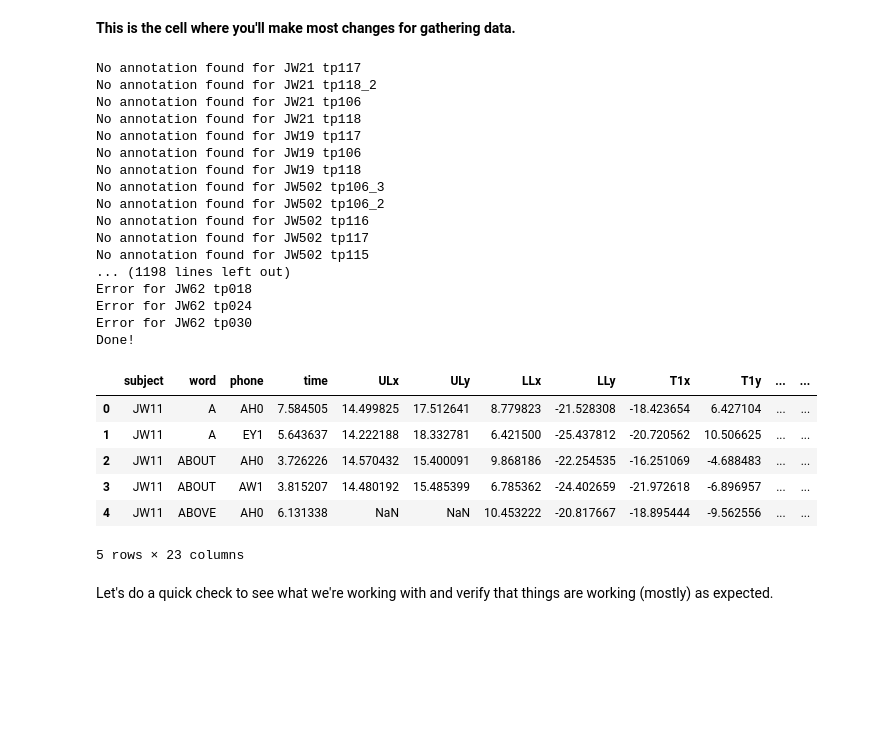
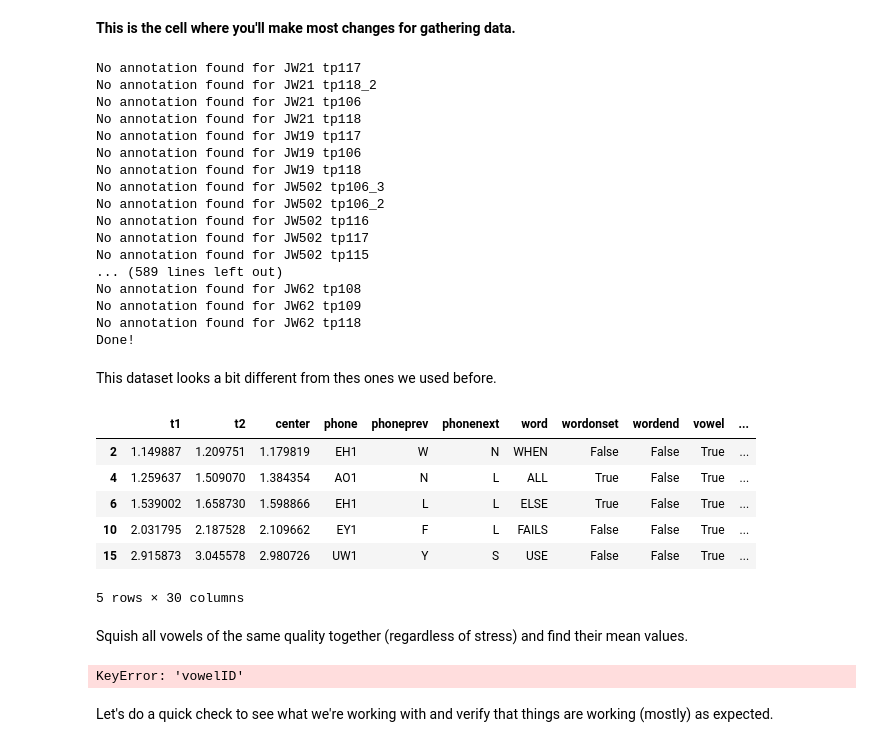
Before and after one commit to susanlinucb/Ling113S22_Unit3xrmb, a Jupyter notebook: Unit3_vowelspace.ipynb, the cells around one changed output. Cells and saved outputs as stored; diff of their text form; code cells hidden in the pictures; blank space fills up the shorter version.

Commit message:
updated vowel notebook

```diff
--- a/Unit3_vowelspace.ipynb
+++ b/Unit3_vowelspace.ipynb
@@ -105,15 +105,16 @@ for sub in subjects:
             worddf=worddf.rename(columns={"text":"word"})
             timesdf = pd.merge_asof(phonedf, worddf, on='t1')
             timesdf=timesdf.rename(columns={"t2_x":"t2"})
-            timesdf=timesdf[['t1','t2','phone','phoneprev','phonenext','word']]
+            timesdf=timesdf.rename(columns={"center_x":"center"})
+            timesdf=timesdf[['t1','t2','center','phone','phoneprev','phonenext','word']]
             timesdf['wordonset'] = ~(timesdf.word==timesdf.word.shift())
             timesdf['wordend'] = ~(timesdf.word==timesdf.word.shift(-1))
             timesdf['vowel'] = timesdf.phone.apply(lambda x: len(x)==3)
-            timesdf['stress'] = timesdf.phone.apply(lambda x: x[-1])
+            timesdf['stress'] = timesdf.phone.apply(lambda x: x[-1] if len(x)>0 else '')
             timesdf = timesdf.replace(np.nan,'')
 
-            xdata = pd.merge_asof(xdata, timesdf, left_on='time', right_on='t1')
-            # xdata = xdata.replace(np.nan,'')
+            # xdata = pd.merge_asof(xdata, timesdf, left_on='time', right_on='t1')
+            xdata = pd.merge_asof(timesdf, xdata, left_on='center', right_on='time')  ## this will get just the xrmb data at the midpoint of each phone
 
             # edit the next line for the segment(s) you're interested in
             segdf = xdata[xdata.vowel==True]
@@ -139,8 +140,8 @@ No annotation found for JW502 tp106_2
 No annotation found for JW502 tp116
 No annotation found for JW502 tp117
 No annotation found for JW502 tp115
-... (1198 lines left out)
-Error for JW62 tp018
-Error for JW62 tp024
-Error for JW62 tp030
+... (589 lines left out)
+No annotation found for JW62 tp108
+No annotation found for JW62 tp109
+No annotation found for JW62 tp118
 Done!
@@ -149,14 +148,23 @@ summarydf = alldf.groupby(['subject','word','phone']).mean().reset_index()
+# %% [markdown]
+This dataset looks a bit different from thes ones we used before.
+# %%
+alldf.head()
+# %% [output]
+|  | t1 | t2 | center | phone | phoneprev | phonenext | word | wordonset | wordend | vowel | ... |
+| 2 | 1.149887 | 1.209751 | 1.179819 | EH1 | W | N | WHEN | False | False | True | ... |
+| 4 | 1.259637 | 1.509070 | 1.384354 | AO1 | N | L | ALL | True | False | True | ... |
+| 6 | 1.539002 | 1.658730 | 1.598866 | EH1 | L | L | ELSE | True | False | True | ... |
+| 10 | 2.031795 | 2.187528 | 2.109662 | EY1 | F | L | FAILS | False | False | True | ... |
+| 15 | 2.915873 | 3.045578 | 2.980726 | UW1 | Y | S | USE | False | False | True | ... |
+5 rows × 30 columns
+# %% [markdown]
+Squish all vowels of the same quality together (regardless of stress) and find their mean values.
 # %%
-summarydf['vowel']=summarydf.phone.apply(lambda x: x[0:2])
+alldf['vowelID']=alldf.phone.apply(lambda x: x[0:2])
+summarydf = alldf.groupby(['subject','word','vowelID']).mean().reset_index()
 summarydf.head()
 # %% [output]
-|  | subject | word | phone | time | ULx | ULy | LLx | LLy | T1x | T1y | ... | ... |
-| 0 | JW11 | A | AH0 | 7.584505 | 14.499825 | 17.512641 | 8.779823 | -21.528308 | -18.423654 | 6.427104 | ... | ... |
-| 1 | JW11 | A | EY1 | 5.643637 | 14.222188 | 18.332781 | 6.421500 | -25.437812 | -20.720562 | 10.506625 | ... | ... |
-| 2 | JW11 | ABOUT | AH0 | 3.726226 | 14.570432 | 15.400091 | 9.868186 | -22.254535 | -16.251069 | -4.688483 | ... | ... |
-| 3 | JW11 | ABOUT | AW1 | 3.815207 | 14.480192 | 15.485399 | 6.785362 | -24.402659 | -21.972618 | -6.896957 | ... | ... |
-| 4 | JW11 | ABOVE | AH0 | 6.131338 | NaN | NaN | 10.453222 | -20.817667 | -18.895444 | -9.562556 | ... | ... |
-5 rows × 23 columns
+KeyError: 'vowelID'
 # %% [markdown]
 Let's do a quick check to see what we're working with and verify that things are working (mostly) as expected.
 # %%
```
Also changed, not shown: parts of 10 cells of this notebook.
